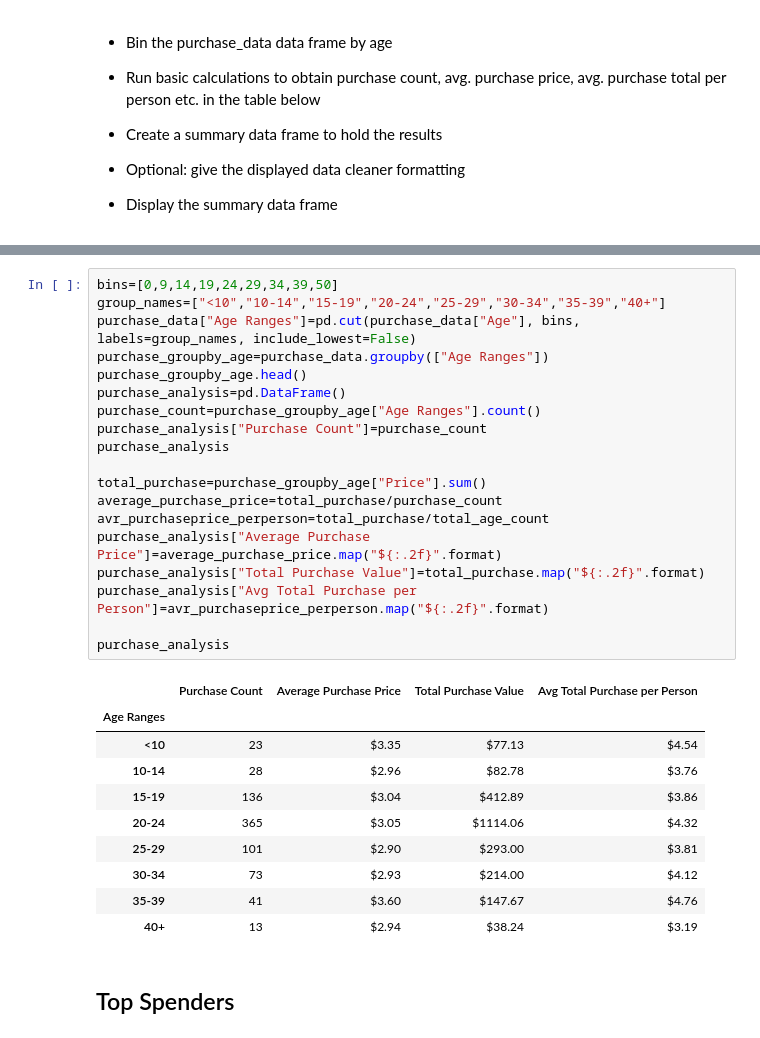
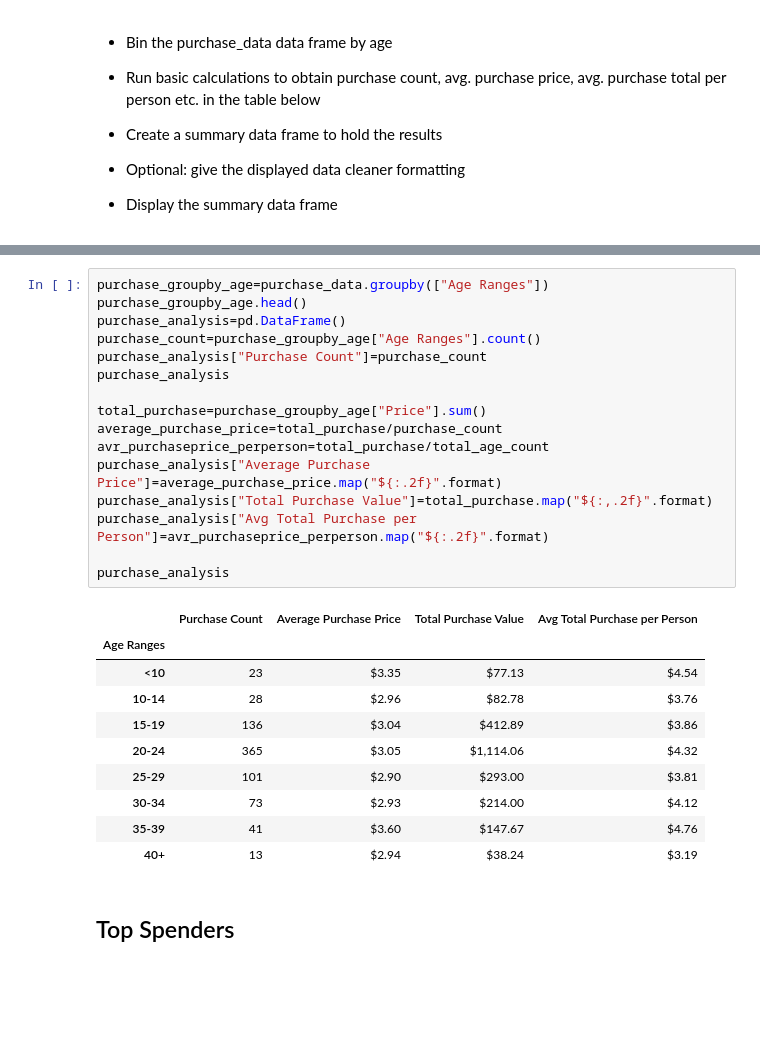
Before and after one commit to fasahathsyeda/pandas-challenge, a Jupyter notebook: HeroesOfPymoli/HeroesOfPymoli.ipynb, the cells around one changed output, grey strips where cells are left out. Drawn from its saved outputs; the diff is of its cells as text; blank space fills up the shorter version.

```diff
--- a/HeroesOfPymoli/HeroesOfPymoli.ipynb
+++ b/HeroesOfPymoli/HeroesOfPymoli.ipynb
@@ -220,29 +239,26 @@ age_demographics
 # %%
-bins=[0,9,14,19,24,29,34,39,50]
-group_names=["<10","10-14","15-19","20-24","25-29","30-34","35-39","40+"]
-purchase_data["Age Ranges"]=pd.cut(purchase_data["Age"], bins, labels=group_names, include_lowest=False)
 purchase_groupby_age=purchase_data.groupby(["Age Ranges"])
 purchase_groupby_age.head()
 purchase_analysis=pd.DataFrame()
 purchase_count=purchase_groupby_age["Age Ranges"].count()
 purchase_analysis["Purchase Count"]=purchase_count
 purchase_analysis
 
 total_purchase=purchase_groupby_age["Price"].sum()
 average_purchase_price=total_purchase/purchase_count
 avr_purchaseprice_perperson=total_purchase/total_age_count
 purchase_analysis["Average Purchase Price"]=average_purchase_price.map("${:.2f}".format)
-purchase_analysis["Total Purchase Value"]=total_purchase.map("${:.2f}".format)
+purchase_analysis["Total Purchase Value"]=total_purchase.map("${:,.2f}".format)
 purchase_analysis["Avg Total Purchase per Person"]=avr_purchaseprice_perperson.map("${:.2f}".format)
 
 purchase_analysis
 # %% [output]
 |  | Purchase Count | Average Purchase Price | Total Purchase Value | Avg Total Purchase per Person |
 | Age Ranges |  |  |  |  |
 | <10 | 23 | $3.35 | $77.13 | $4.54 |
 | 10-14 | 28 | $2.96 | $82.78 | $3.76 |
 | 15-19 | 136 | $3.04 | $412.89 | $3.86 |
-| 20-24 | 365 | $3.05 | $1114.06 | $4.32 |
+| 20-24 | 365 | $3.05 | $1,114.06 | $4.32 |
 | 25-29 | 101 | $2.90 | $293.00 | $3.81 |
 | 30-34 | 73 | $2.93 | $214.00 | $4.12 |
 | 35-39 | 41 | $3.60 | $147.67 | $4.76 |
```
Also changed, not shown: parts of 3 cells of this notebook.
